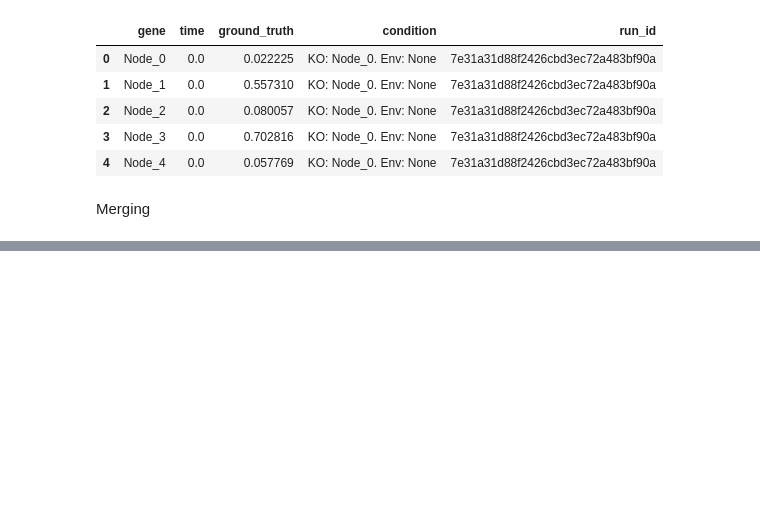
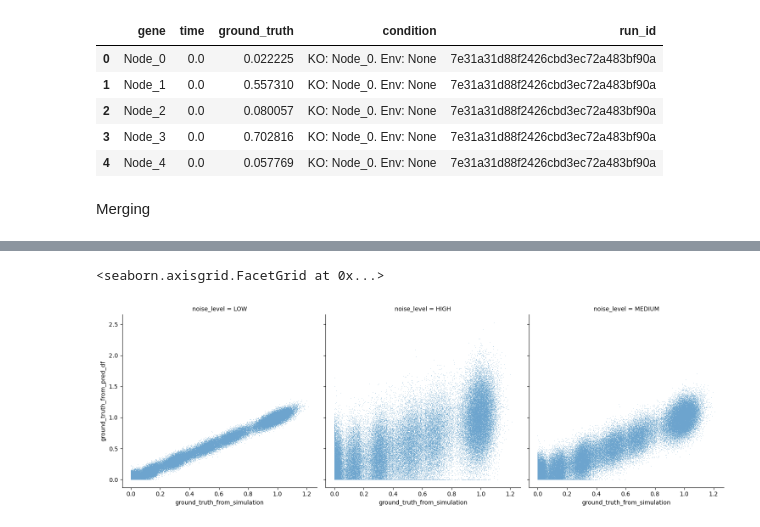
Before and after one commit to CropXR/HALCYON, a Jupyter notebook: notebooks/04_plotting_for_noise_level_model_performance.ipynb, the cells around one changed output, grey strips where cells are left out. Cells and saved outputs as stored; diff of their text form; code cells hidden in the pictures; blank space fills up the shorter version.

```diff
--- a/notebooks/04_plotting_for_noise_level_model_performance.ipynb
+++ b/notebooks/04_plotting_for_noise_level_model_performance.ipynb
@@ -220,3 +220,8 @@ outcome = pd.merge(outcome, nr_genes_df, on='parent_run_id')
+# %%
+sns.relplot(data=outcome, x='ground_truth_from_simulation', y='ground_truth_from_pred_df', col='noise_level', s=2, alpha=.2, marker='.')
+# %% [output]
+<seaborn.axisgrid.FacetGrid at 0x...>
+[figure, added]
 # %%
 outcome = outcome[['gene', 'time', 'predicted_expression',
        'condition', 'run_id_from_pred_df', 'model_name', 'modelled_genes',
```
Also changed, not shown: parts of 37 cells of this notebook, 1 other file.
